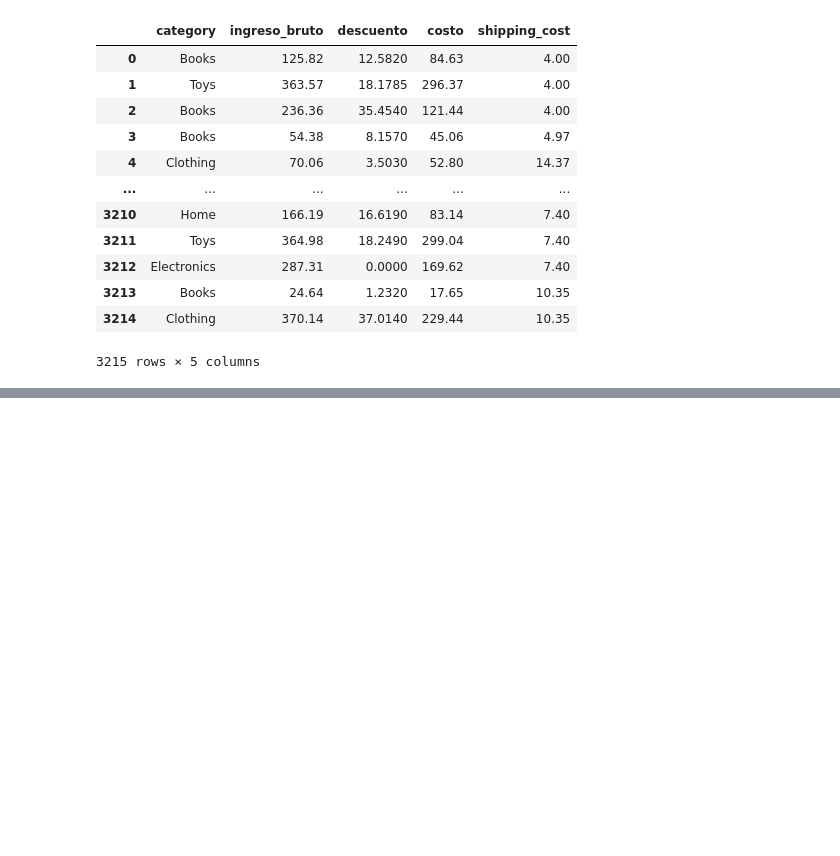
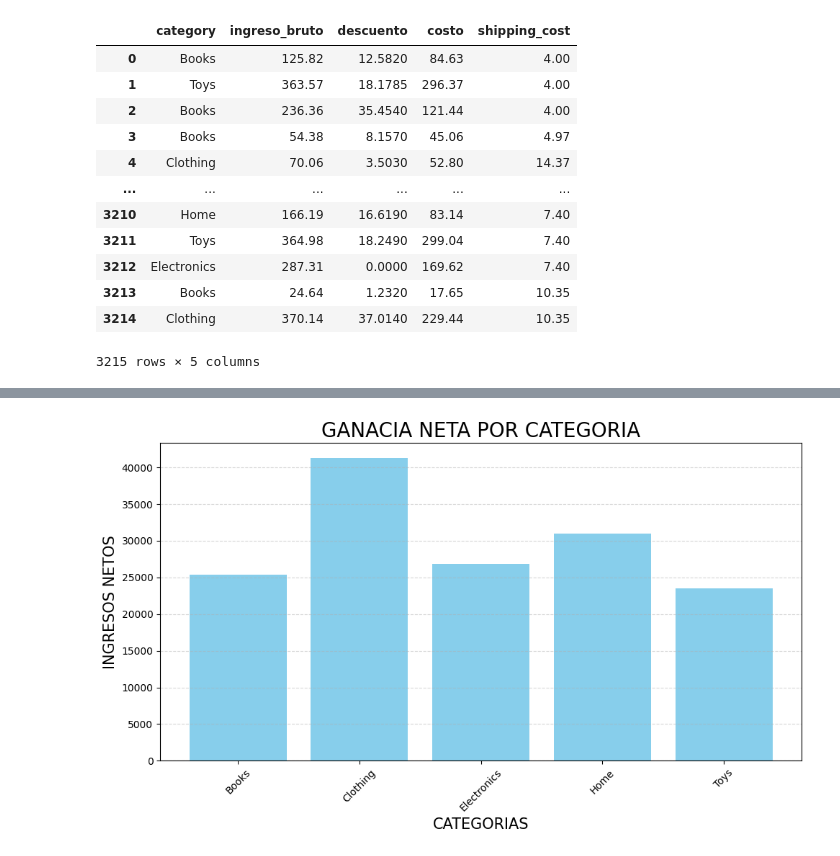
Before and after one commit to developreiloyo/analisis_datos, a Jupyter notebook: Analisis de Rentabilidad/Analisis_rentabilidad.ipynb, the cells around one changed output, grey strips where cells are left out. Drawn from its saved outputs; the diff is of its cells as text; code cells hidden in the pictures; blank space fills up the shorter version.

```diff
--- a/Analisis de Rentabilidad/Analisis_rentabilidad.ipynb
+++ b/Analisis de Rentabilidad/Analisis_rentabilidad.ipynb
@@ -92,3 +92,11 @@ dp(merge_products[['category', 'ingreso_bruto', 'descuento', 'costo', 'shipping_
 | 3213 | Books | 24.64 | 1.2320 | 17.65 | 10.35 |
 | 3214 | Clothing | 370.14 | 37.0140 | 229.44 | 10.35 |
 3215 rows × 5 columns
+# %%
+# Resumen por categoria
+resumen_categoria = merge_products.groupby('category').agg({
+    'ingreso_bruto':'sum',
+    'costo':'sum',
+    'descuento':'sum',
+    'shipping_cost':'sum'
+})
@@ -94,0 +113,3 @@ dp(merge_products[['category', 'ingreso_bruto', 'descuento', 'costo', 'shipping_
+# %%
+resumen_categoria['ingreso_neto'] = resumen_categoria['ingreso_bruto'] - resumen_categoria['costo'] - resumen_categoria['descuento'] - resumen_categoria['shipping_cost']
+resumen_categoria['Formateado_incompleto'] = resumen_categoria['ingreso_neto'].map('{:.2f}'.format)
@@ -94,0 +126,14 @@ dp(merge_products[['category', 'ingreso_bruto', 'descuento', 'costo', 'shipping_
+# %%
+# Grafico todos mis valores con matplotlib
+plt.figure(figsize=(10,6))
+categorias = resumen_categoria.index.get_level_values('category')
+plt.bar(categorias, resumen_categoria['ingreso_neto'], color='skyblue')
+plt.xlabel('CATEGORIAS', size=15)
+plt.ylabel('INGRESOS NETOS', size=15)
+plt.title('GANACIA NETA POR CATEGORIA', size=20)
+plt.xticks(rotation=45)
+plt.tight_layout()
+plt.grid(axis='y', linestyle='--', alpha=0.5)
+plt.show()
+# %% [output]
+[figure, added]
```
Also changed, not shown: parts of 3 cells of this notebook, 1 other file.
